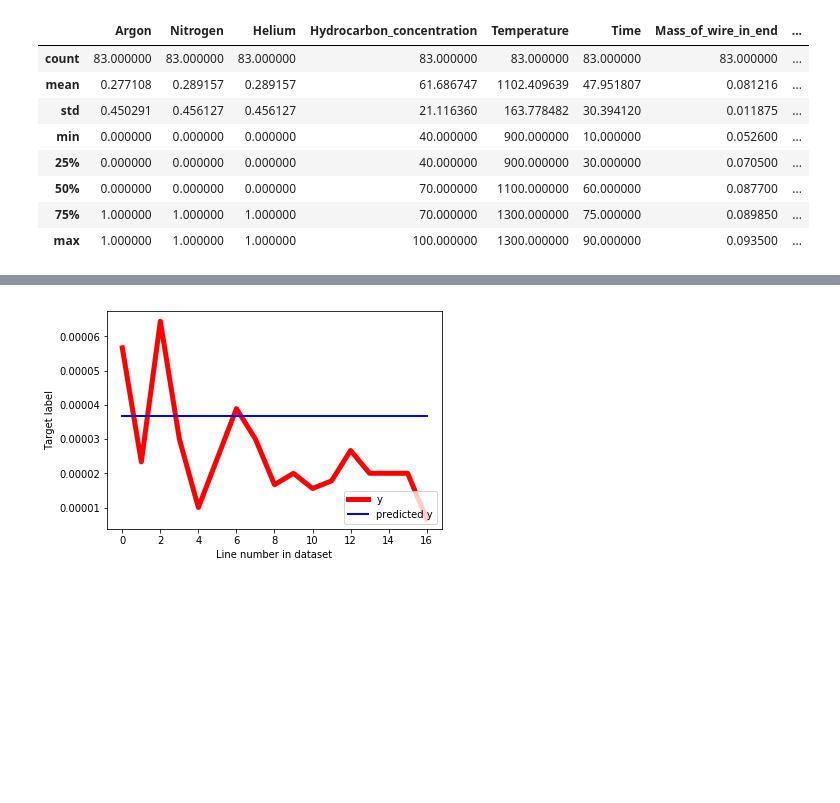
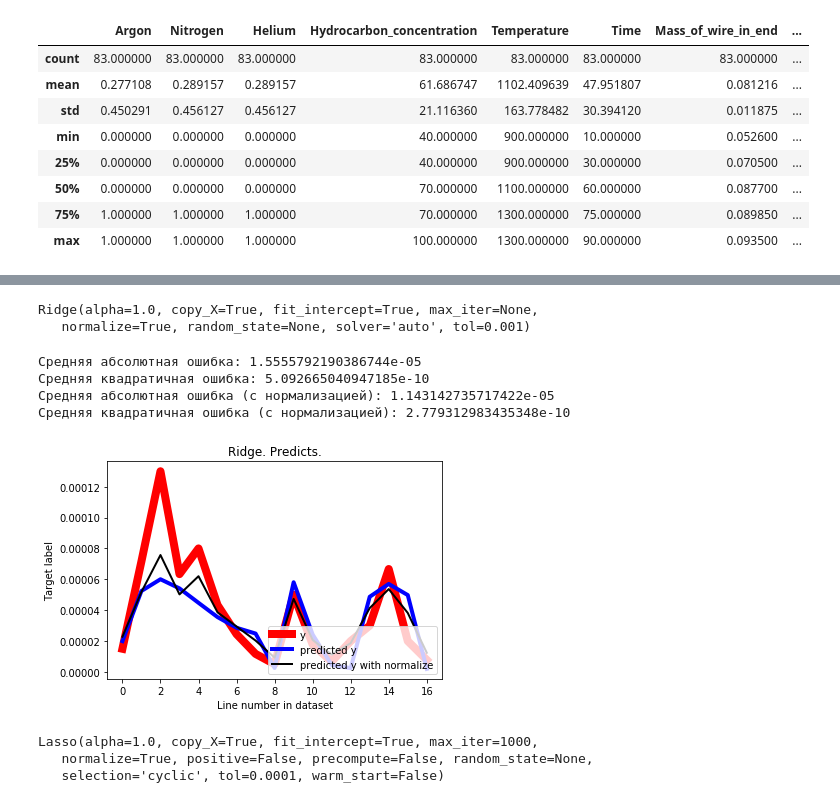
Before and after one commit to TDasha/DataAnalysis, a Jupyter notebook: SGW/src/main.ipynb, the cells around one changed output, grey strips where cells are left out. Cells and saved outputs as stored; diff of their text form; code cells hidden in the pictures; blank space fills up the shorter version.

```diff
--- a/SGW/src/main.ipynb
+++ b/SGW/src/main.ipynb
@@ -260,7 +115,0 @@ plt.show()
-# %%
-train, test = train_test_split(dataset, test_size=0.2)
-
-trainX = np.array(train.drop(["Rate_of_growth"], 1))
-trainY = np.array(train["Rate_of_growth"])
-
-trainX = preprocessing.normalize(trainX)
@@ -444,16 +116,48 @@ MAE:
-# %%
-f = 0
-t = testY.size
-xx = [i for i in range(trainX.shape[0])]
-y = testY
-y2 = predict
-
-plt.figure()
-plt.plot(xx[f:t], y[f:t], color='r', linewidth=5, label='y')
-plt.plot(xx[f:t], y2[f:t], color='b', linewidth=2, label='predicted y')
-plt.ylabel('Target label')
-plt.xlabel('Line number in dataset')
-plt.legend(loc=4)
-plt.show()
-# %% [output]
-[figure, removed]
+# %%
+from sklearn.linear_model import Ridge
+
+model = Ridge(normalize=False)
+n_model = Ridge(normalize=True)
+# %%
+model.fit(trainX, trainY)
+n_model.fit(normalizeX, trainY)
+# %% [output]
+Ridge(alpha=1.0, copy_X=True, fit_intercept=True, max_iter=None,
+   normalize=True, random_state=None, solver='auto', tol=0.001)
+# %%
+predict = model.predict(testX)
+n_predict = n_model.predict(preprocessing.normalize(testX))
+
+mae = mean_absolute_error(testY, predict)
+print("Средняя абсолютная ошибка:", mae)
+mse = mean_squared_error(testY, predict)
+print("Средняя квадратичная ошибка:", mse)
+
+n_mae = mean_absolute_error(testY, n_predict)
+print("Средняя абсолютная ошибка (c нормализацией):", n_mae)
+n_mse = mean_squared_error(testY, n_predict)
+print("Средняя квадратичная ошибка (c нормализацией):", n_mse)
+# %% [output]
+Средняя абсолютная ошибка: 1.5555792190386744e-05
+Средняя квадратичная ошибка: 5.092665040947185e-10
+Средняя абсолютная ошибка (c нормализацией): 1.143142735717422e-05
+Средняя квадратичная ошибка (c нормализацией): 2.779312983435348e-10
+# %%
+f = 0
+t = testY.size
+xx = [i for i in range(trainX.shape[0])]
+y = testY
+y2 = predict
+y3 = n_predict
+
+plt.figure()
+plt.plot(xx[f:t], y[f:t], color='r', linewidth=8, label='y')
+plt.plot(xx[f:t], y2[f:t], color='b', linewidth=4, label='predicted y')
+plt.plot(xx[f:t], y3[f:t], color='k', linewidth=2, label='predicted y with normalize')
+plt.ylabel('Target label')
+plt.xlabel('Line number in dataset')
+plt.legend(loc=4)
+plt.title('Ridge. Predicts.')
+plt.show()
+# %% [output]
+[figure, added]
@@ -459,0 +169,7 @@ plt.show()
+# %%
+model.fit(trainX, trainY)
+n_model.fit(normalizeX, trainY)
+# %% [output]
+Lasso(alpha=1.0, copy_X=True, fit_intercept=True, max_iter=1000,
+   normalize=True, positive=False, precompute=False, random_state=None,
+   selection='cyclic', tol=0.0001, warm_start=False)
```
Also changed, not shown: parts of 56 cells of this notebook, 1 other file.
